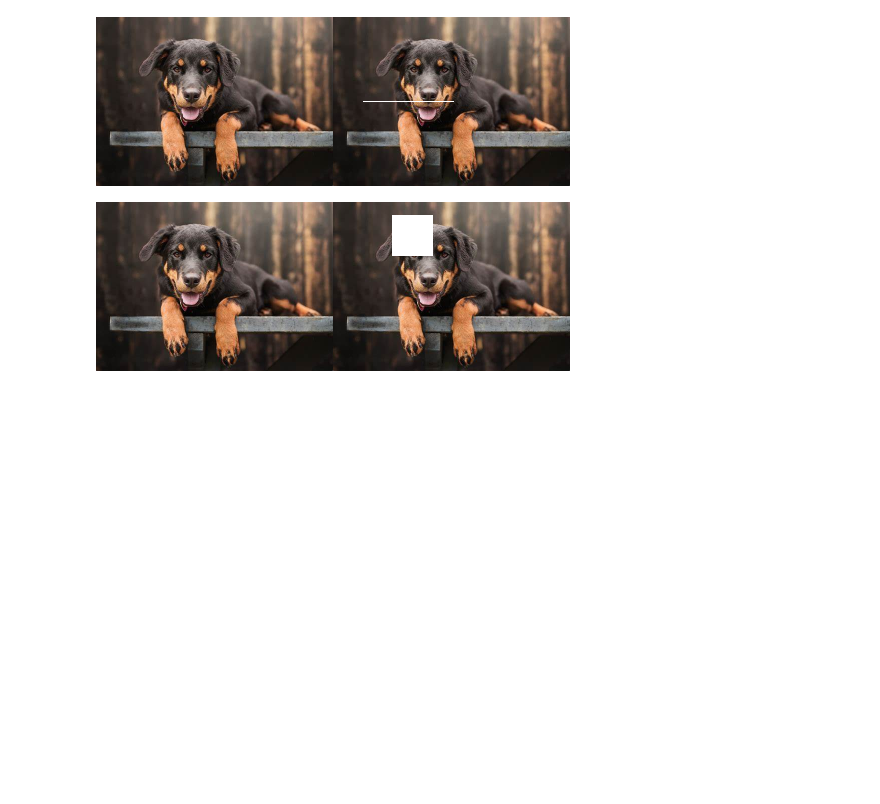
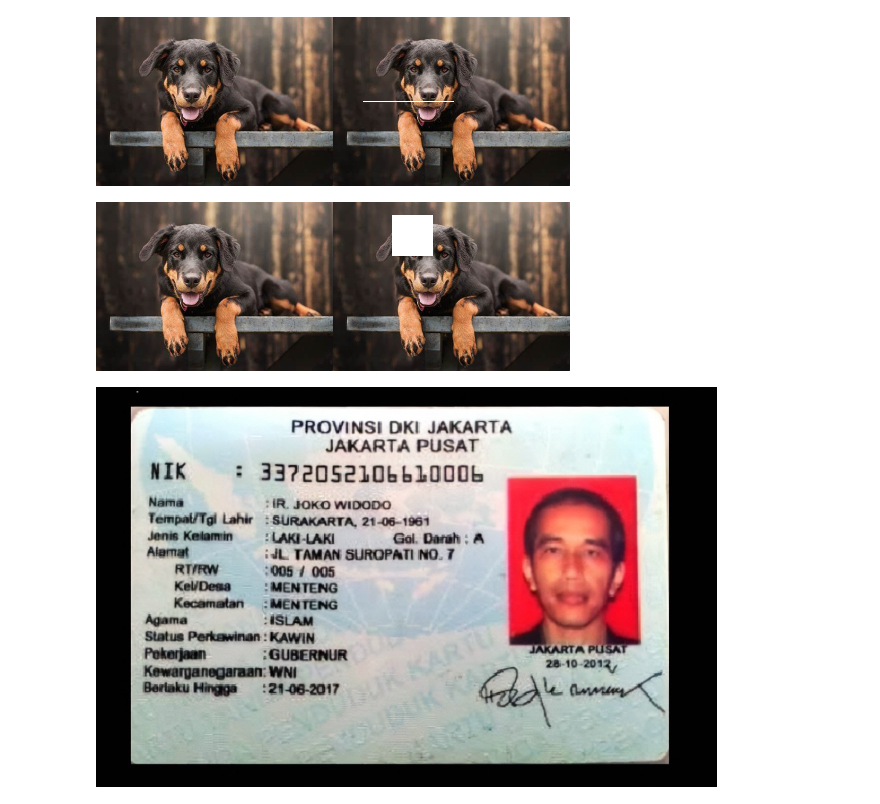
Before and after one commit to mkemaln/PCVK_M-Kemal-Nugraha_3D, a Jupyter notebook: Week1-PVCK.ipynb, the cells around one changed output. Saved outputs shown, nothing was run; the diff lists cells and outputs as text; code cells hidden in the pictures; blank space fills up the shorter version.

```diff
--- a/Week1-PVCK.ipynb
+++ b/Week1-PVCK.ipynb
@@ -174,3 +169,18 @@ final_frame = cv.hconcat((image_2, image_3))
 cv2_imshow(final_frame)
 # %% [output]
 [figure]
+# %%
+# @title Tugas Kelompok
+# Membuat list untuk menyimpan image url
+url = "https://th.bing.com/th/id/R.23c30498e2d19affbd55a44476ecfc99?rik=QP2dZ%2b%2f02Qe0Bw&riu=http%3a%2f%2f1.bp.blogspot.com%2f-0pkJMBmW2bA%2fU7PGF1Jy0jI%2fAAAAAAAAAH0%2fSSSIOLAfacw%2fs1600%2fktp-jokowi.jpg&ehk=2RfHd3sxi0Dr6CBf4Xyul8jnBBHJEmmFbhoAkgHIY%2b4%3d&risl=&pid=ImgRaw&r=0&sres=1&sresct=1"
+
+# Baca dan tampilkan image
+# loop pada tiap url image, beberapa image dapat disimpan pada list
+ktp = io.imread(url) # read image
+ktp = cv.resize(ktp, (0, 0), fx=0.5, fy=0.5) # resize image to half size
+ktp_2 = cv.cvtColor(ktp, cv.COLOR_BGR2RGB) # convert color to rgb
+tinggi_ktp = ktp_2.shape[0]
+lebar_ktp = ktp_2.shape[1]
+cv2_imshow(ktp_2) # showing image
+# %% [output]
+[figure, added]
```
Also changed, not shown: parts of 4 cells of this notebook.
